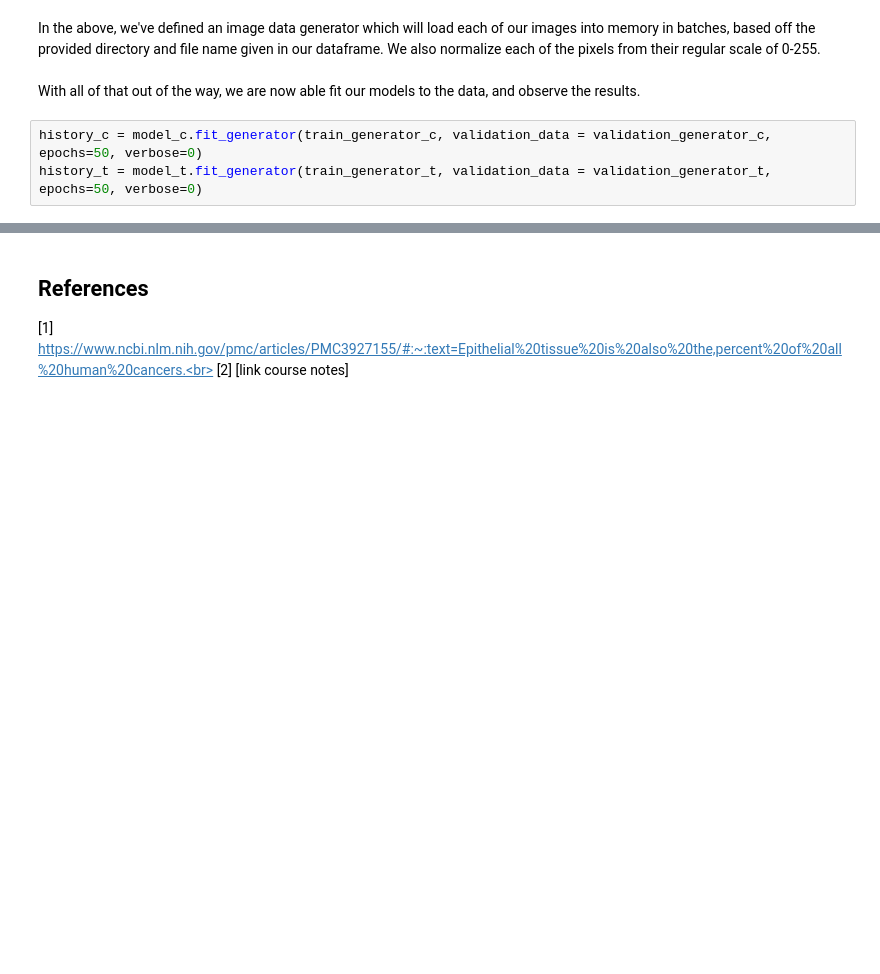
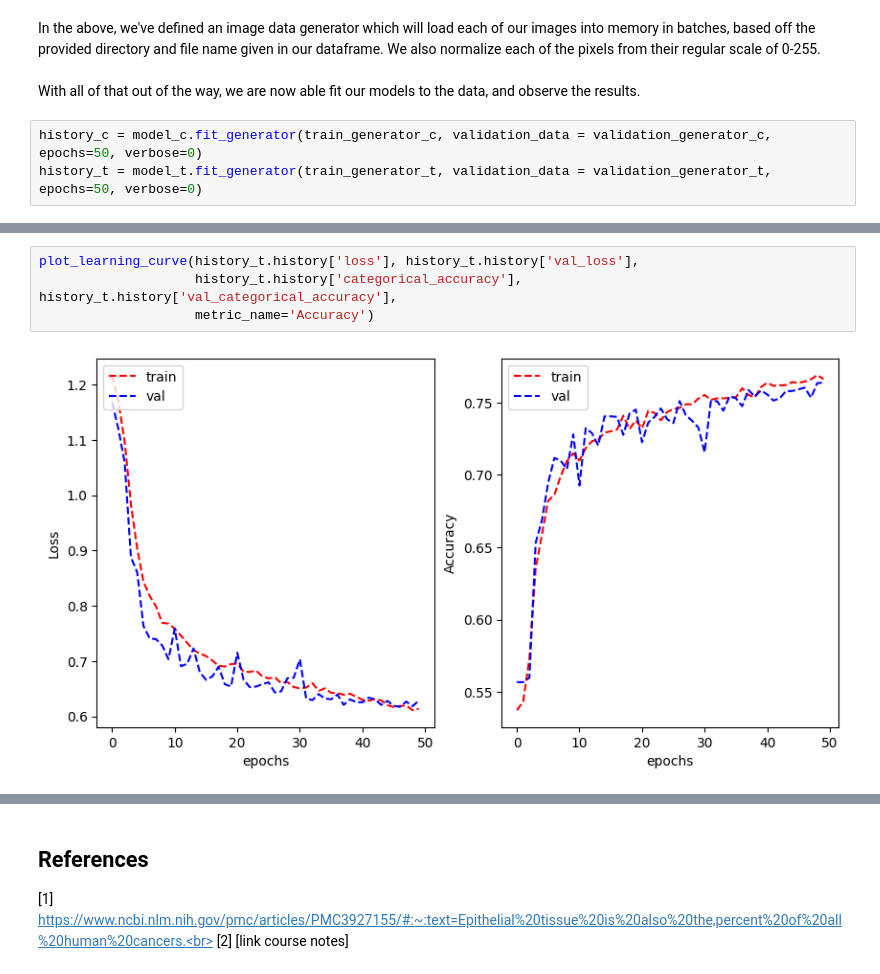
Before and after one commit to anthonysalvatore/comp-machine-learning-a2, a Jupyter notebook: main.ipynb, the cells around one changed output, grey strips where cells are left out. Drawn from its saved outputs; the diff is of its cells as text; blank space fills up the shorter version.

```diff
--- a/main.ipynb
+++ b/main.ipynb
@@ -440,0 +646,6 @@ plot_learning_curve(history_t.history['loss'], history_t.history['val_loss'],
+# %%
+plot_learning_curve(history_t.history['loss'], history_t.history['val_loss'],
+                    history_t.history['categorical_accuracy'], history_t.history['val_categorical_accuracy'],
+                    metric_name='Accuracy')
+# %% [output]
+[figure, added]
```
Also changed, not shown: parts of 32 cells of this notebook.
